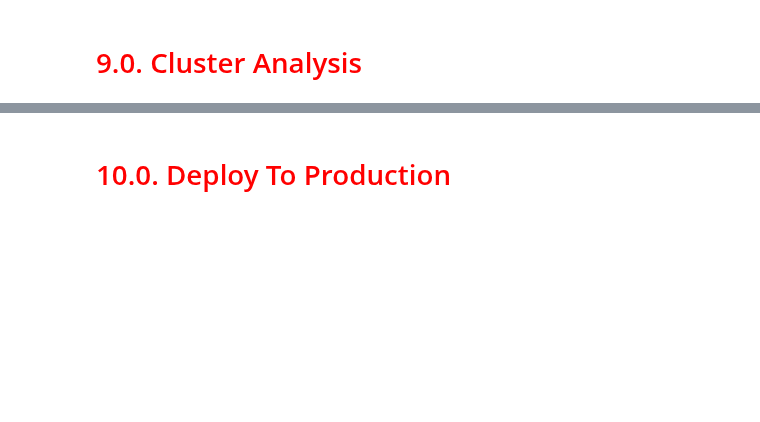
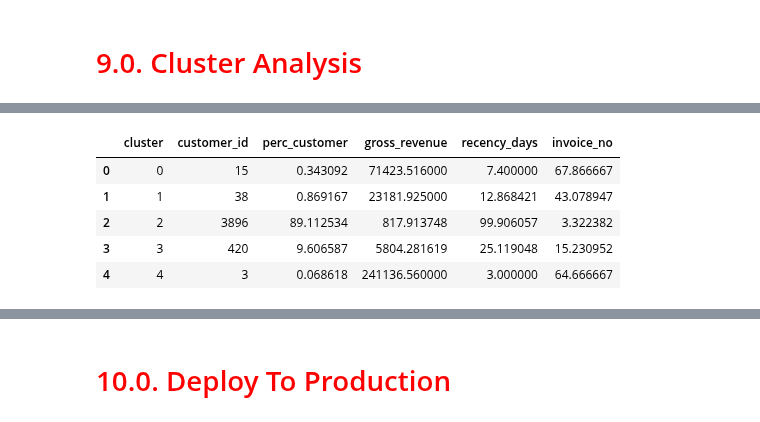
Before and after one commit to nortonvanz/Fidelity-Program, a Jupyter notebook: insiders_clustering/notebooks/c0.1-mdfl-metrics.ipynb, the cells around one changed output, grey strips where cells are left out. Saved outputs shown, nothing was run; the diff lists cells and outputs as text; code cells hidden in the pictures; blank space fills up the shorter version.

```diff
--- a/insiders_clustering/notebooks/c0.1-mdfl-metrics.ipynb
+++ b/insiders_clustering/notebooks/c0.1-mdfl-metrics.ipynb
@@ -320,2 +330,6 @@ kmeans.show()
 # %% [markdown]
 # <font color='red'> 9.0. Cluster Analysis </font>
+# %%
+df9 = df6.copy()
+df9['cluster'] = labels
+df9.head()
@@ -321,0 +361,25 @@ kmeans.show()
+# %%
+# Number of customer
+df_cluster = df9[['customer_id', 'cluster']].groupby( 'cluster' ).count().reset_index()
+df_cluster['perc_customer'] = 100*( df_cluster['customer_id'] / df_cluster['customer_id'].sum() )
+
+# Avg Gross revenue
+df_avg_gross_revenue = df9[['gross_revenue', 'cluster']].groupby( 'cluster' ).mean().reset_index()
+df_cluster = pd.merge( df_cluster, df_avg_gross_revenue, how='inner', on='cluster' )
+
+# Avg recency days
+df_avg_recency_days = df9[['recency_days', 'cluster']].groupby( 'cluster' ).mean().reset_index()
+df_cluster = pd.merge( df_cluster, df_avg_recency_days, how='inner', on='cluster' )
+
+# Avg invoice_no
+df_invoice_no = df9[['invoice_no', 'cluster']].groupby( 'cluster' ).mean().reset_index()
+df_cluster = pd.merge( df_cluster, df_invoice_no, how='inner', on='cluster' )
+
+df_cluster
+# %% [output]
+|  | cluster | customer_id | perc_customer | gross_revenue | recency_days | invoice_no |
+| 0 | 0 | 15 | 0.343092 | 71423.516000 | 7.400000 | 67.866667 |
+| 1 | 1 | 38 | 0.869167 | 23181.925000 | 12.868421 | 43.078947 |
+| 2 | 2 | 3896 | 89.112534 | 817.913748 | 99.906057 | 3.322382 |
+| 3 | 3 | 420 | 9.606587 | 5804.281619 | 25.119048 | 15.230952 |
+| 4 | 4 | 3 | 0.068618 | 241136.560000 | 3.000000 | 64.666667 |
```
Also changed, not shown: parts of 17 cells of this notebook.
